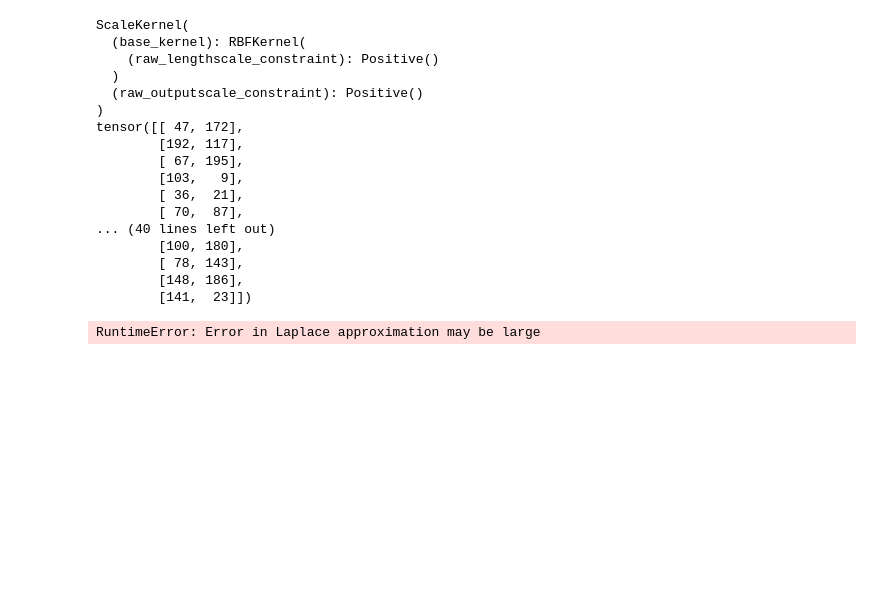
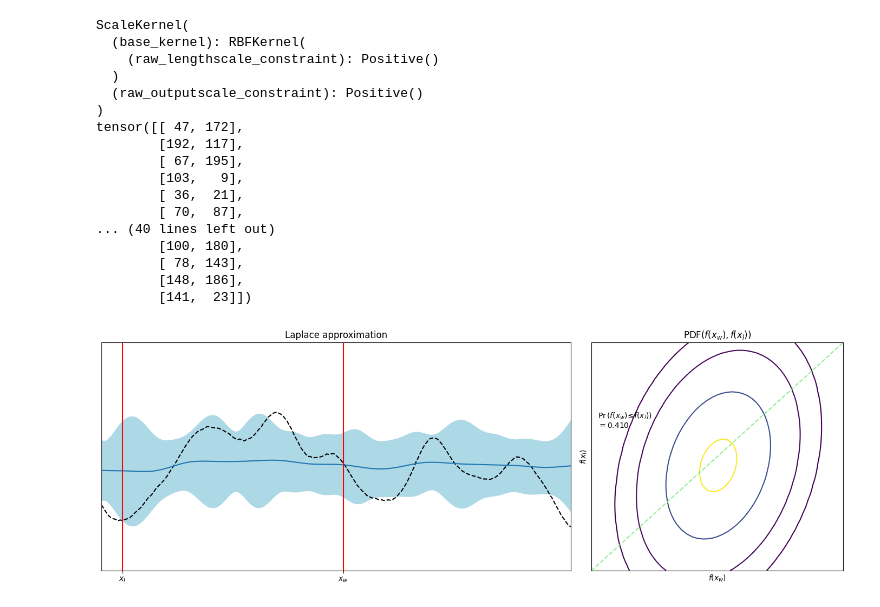
Before and after one commit to hyungtaklee/preferential_bo, a Jupyter notebook: gp_models.ipynb, the cells around one changed output. Saved outputs shown, nothing was run; the diff lists cells and outputs as text; code cells hidden in the pictures; blank space fills up the shorter version.

```diff
--- a/gp_models.ipynb
+++ b/gp_models.ipynb
@@ -164,7 +164,7 @@ tensor([[ 47, 172],
         [141,  23]])
 # %%
 i = 3
-focus_x_idx = [idx[i, 0], idx[i, 1]]
+focus_x_idx = [idx[i, 0].numpy(), idx[i, 1].numpy()]
 
 pref_gp_la = PrefGPLaplace(
     X_init_sort.numpy(), kernel, kernel_bounds=x_bound, noise_std=noise_std
@@ -173,16 +173,25 @@ pref_gp_la.inference()
 
 mean_la, var_la = pref_gp_la.predict(X)
 mean_la = mean_la.ravel()
+var_la = var_la.ravel()
+std_la = np.sqrt(var_la)
 
-mean_la_pdf, cov_la_pdf = pref_gp_la.predict(X[focus_x_idx], full_cov=True)
+mean_la_pdf, cov_la_pdf = pref_gp_la.predict(X.numpy()[focus_x_idx], full_cov=True)
 false_prob_la = norm.cdf(
     0,
-    loc=mean_LP_pdf[0] - mean_LP_pdf[1],
-    scale=np.sqrt(cov_LP_pdf[1, 1] + cov_LP_pdf[0, 0] - 2 * cov_LP_pdf[0, 1]),
+    loc=mean_la_pdf[0] - mean_la_pdf[1],
+    scale=np.sqrt(cov_la_pdf[1, 1] + cov_la_pdf[0, 0] - 2 * cov_la_pdf[0, 1]),
 )
-# %% [output]
-RuntimeError: Error in Laplace approximation may be large
 # %%
+plt.rcParams["image.cmap"] = "viridis"
+levels = [1e-3, 1e-2, 1e-1, 0.4]
+y_adjst = 1.5
+
+plot_f_fir = np.linspace(-2, 2, 51)
+F1_fir, F2_fir = np.meshgrid(plot_f_fir, plot_f_fir)
+F_fir = np.c_[F1_fir.ravel(), F2_fir.ravel()]
+
+
 fig = plt.figure(figsize=(14, 5))
 gs = GridSpec(1, 14)
 ax4 = plt.subplot(gs[0, :9])
@@ -196,17 +205,17 @@ ax5 = plt.subplot(gs[0, 9:])
 #     ax4.plot(np.ravel(X), sample_path_LP[:,i], linestyle="dotted")
 
 ax4.plot(
-    np.ravel(X),
-    true_f,
+    np.ravel(X.detach().numpy()),
+    true_f.detach().numpy(),
     color="black",
     linestyle="dashed",
     label="black-box utility function",
 )
-ax4.plot(X.ravel(), mean_LP, label="prediction")
+ax4.plot(X.ravel(), mean_la, label="prediction")
 ax4.fill_between(
     X.ravel(),
-    mean_LP - 1.96 * std_LP,
-    mean_LP + 1.96 * std_LP,
+    mean_la - 1.96 * std_la,
+    mean_la + 1.96 * std_la,
     color="lightblue",
     label="uncertainty",
 )
@@ -224,34 +233,36 @@ ax4.set_title("Laplace approximation")
 # ax4.plot(X.ravel(), mean_acc, label="predictive mean", color="red")
 # ax4.fill_between(X.ravel(), lower_acc, upper_acc, color="pink", alpha=0.5, label=r"95 \% credible interval")
 
-pdf = multivariate_normal.pdf(F_fir, mean=mean_LP_pdf.ravel(), cov=cov_LP_pdf)
+pdf = multivariate_normal.pdf(F_fir, mean=mean_la_pdf.ravel(), cov=cov_la_pdf)
 heatmap_exact = ax5.contour(
     F1_fir, F2_fir, pdf.reshape(np.size(plot_f_fir), np.size(plot_f_fir)), levels=levels
 )
 ax5.plot(
     plot_f_fir,
     plot_f_fir,
     linestyle="dashed",
     color="lightgreen",
     label=r"$f(x_w) \! = \! f(x_l)$",
 )
 # ax5.legend(loc="lower right")
 ax5.set_xticks([])
 ax5.set_yticks([])
 
 ax5.set_ylabel(r"$f(x_l)$")
 ax5.set_xlabel(r"$f(x_w)$")
 # ax5.set_title(r"$\Pr \left( f(x_w) \! \leq \! f(x_l) \right)\! = $ " + sci_notation(false_prob_exact_acc, 1, 1))
 ax5.set_title(r"${\rm PDF}(f(x_w), f(x_l))$")
 ax5.text(
     np.min(plot_f_fir) + 0.1,
     np.max(plot_f_fir) - y_adjst,
     r"$\Pr \left( f(x_w) \! \leq \! f(x_l) \right)\!$ "
     + "\n"
-    + "$= {:.3f}$ ".format(false_prob_LP[0]),
+    + "$= {:.3f}$ ".format(false_prob_la[0]),
 )
 
 plt.tight_layout()
-plt.savefig("Illustrative_example/preferentialGP_LP.pdf")
+plt.savefig("./figures/preferentialGP_LP.pdf")
 plt.show()
 plt.close()
+# %% [output]
+[figure, added]
```
Also changed, not shown: 1 other file.
